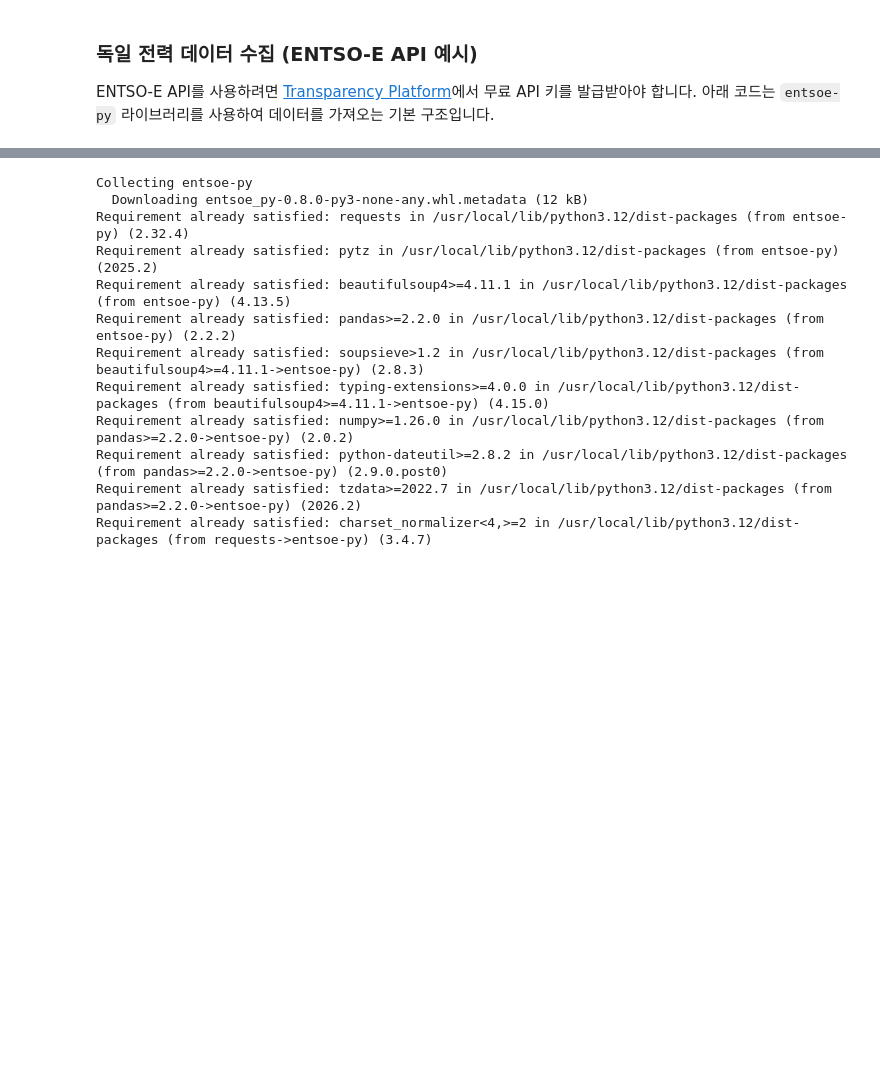
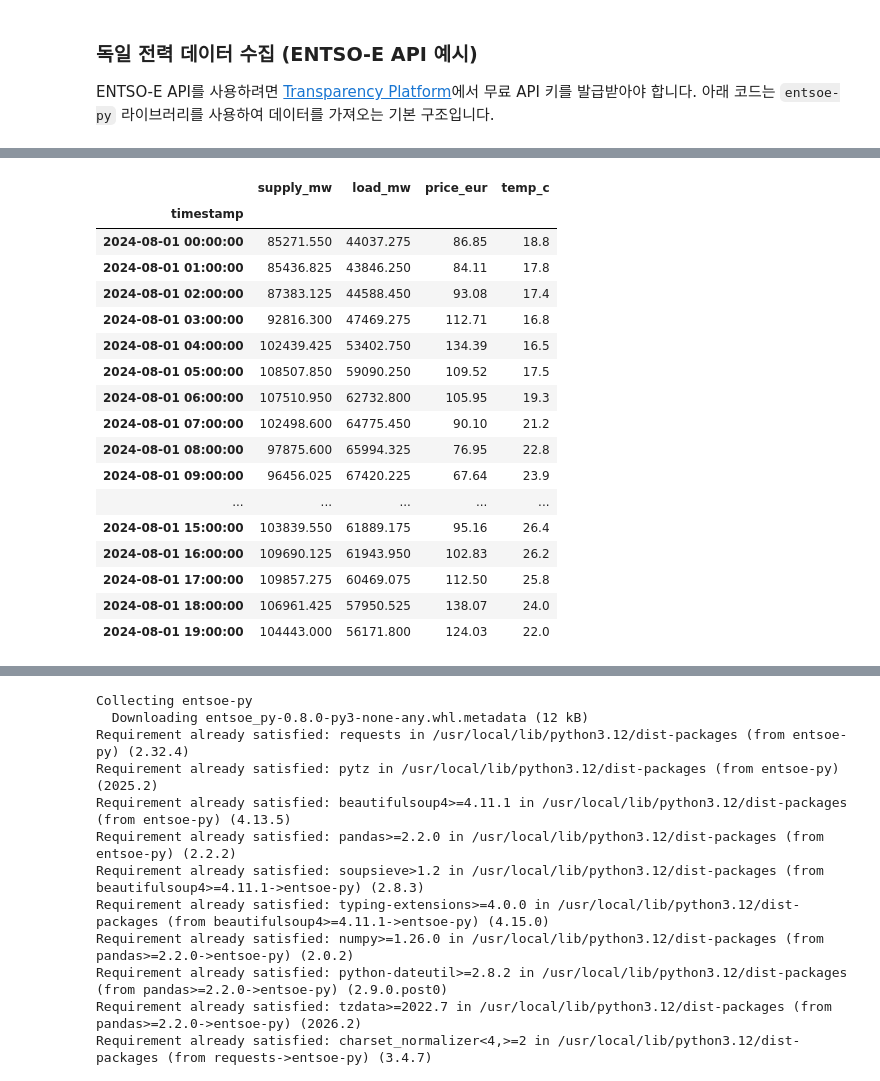
Before and after one commit to Giraffe-Shin/trading, a Jupyter notebook: 독일전력분석.ipynb, the cells around one changed output, grey strips where cells are left out. Cells and saved outputs as stored; diff of their text form; code cells hidden in the pictures; blank space fills up the shorter version.

```diff
--- a/독일전력분석.ipynb
+++ b/독일전력분석.ipynb
@@ -5,0 +172,21 @@ ENTSO-E API를 사용하려면 [Transparency Platform](https://transparency.ents
+# %%
+display(df_master_2024.head(20))
+# %% [output]
+|  | supply_mw | load_mw | price_eur | temp_c |
+| timestamp |  |  |  |  |
+| 2024-08-01 00:00:00 | 85271.550 | 44037.275 | 86.85 | 18.8 |
+| 2024-08-01 01:00:00 | 85436.825 | 43846.250 | 84.11 | 17.8 |
+| 2024-08-01 02:00:00 | 87383.125 | 44588.450 | 93.08 | 17.4 |
+| 2024-08-01 03:00:00 | 92816.300 | 47469.275 | 112.71 | 16.8 |
+| 2024-08-01 04:00:00 | 102439.425 | 53402.750 | 134.39 | 16.5 |
+| 2024-08-01 05:00:00 | 108507.850 | 59090.250 | 109.52 | 17.5 |
+| 2024-08-01 06:00:00 | 107510.950 | 62732.800 | 105.95 | 19.3 |
+| 2024-08-01 07:00:00 | 102498.600 | 64775.450 | 90.10 | 21.2 |
+| 2024-08-01 08:00:00 | 97875.600 | 65994.325 | 76.95 | 22.8 |
+| 2024-08-01 09:00:00 | 96456.025 | 67420.225 | 67.64 | 23.9 |
+| ... | ... | ... | ... | ... |
+| 2024-08-01 15:00:00 | 103839.550 | 61889.175 | 95.16 | 26.4 |
+| 2024-08-01 16:00:00 | 109690.125 | 61943.950 | 102.83 | 26.2 |
+| 2024-08-01 17:00:00 | 109857.275 | 60469.075 | 112.50 | 25.8 |
+| 2024-08-01 18:00:00 | 106961.425 | 57950.525 | 138.07 | 24.0 |
+| 2024-08-01 19:00:00 | 104443.000 | 56171.800 | 124.03 | 22.0 |
```
Also changed, not shown: parts of 76 cells of this notebook.
